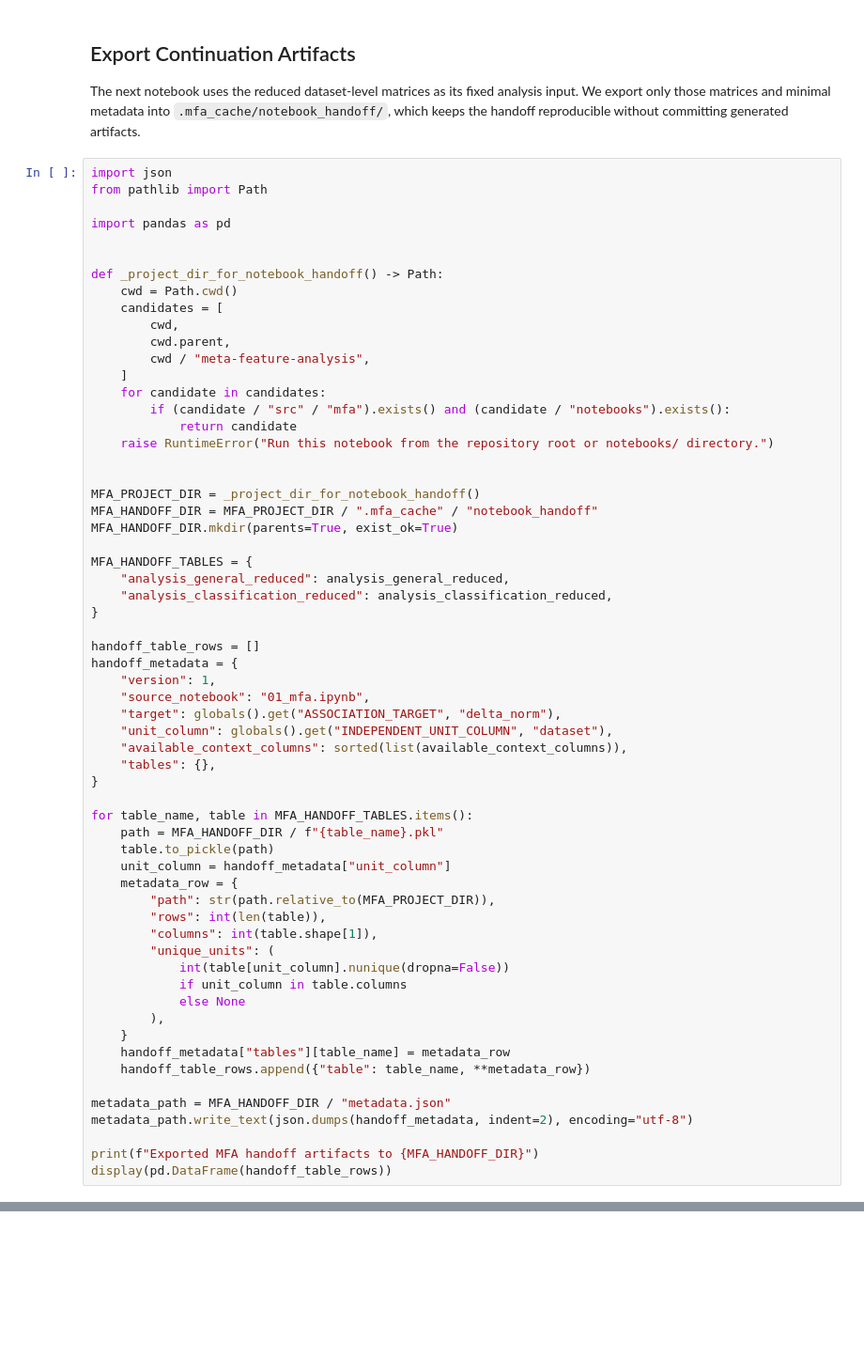
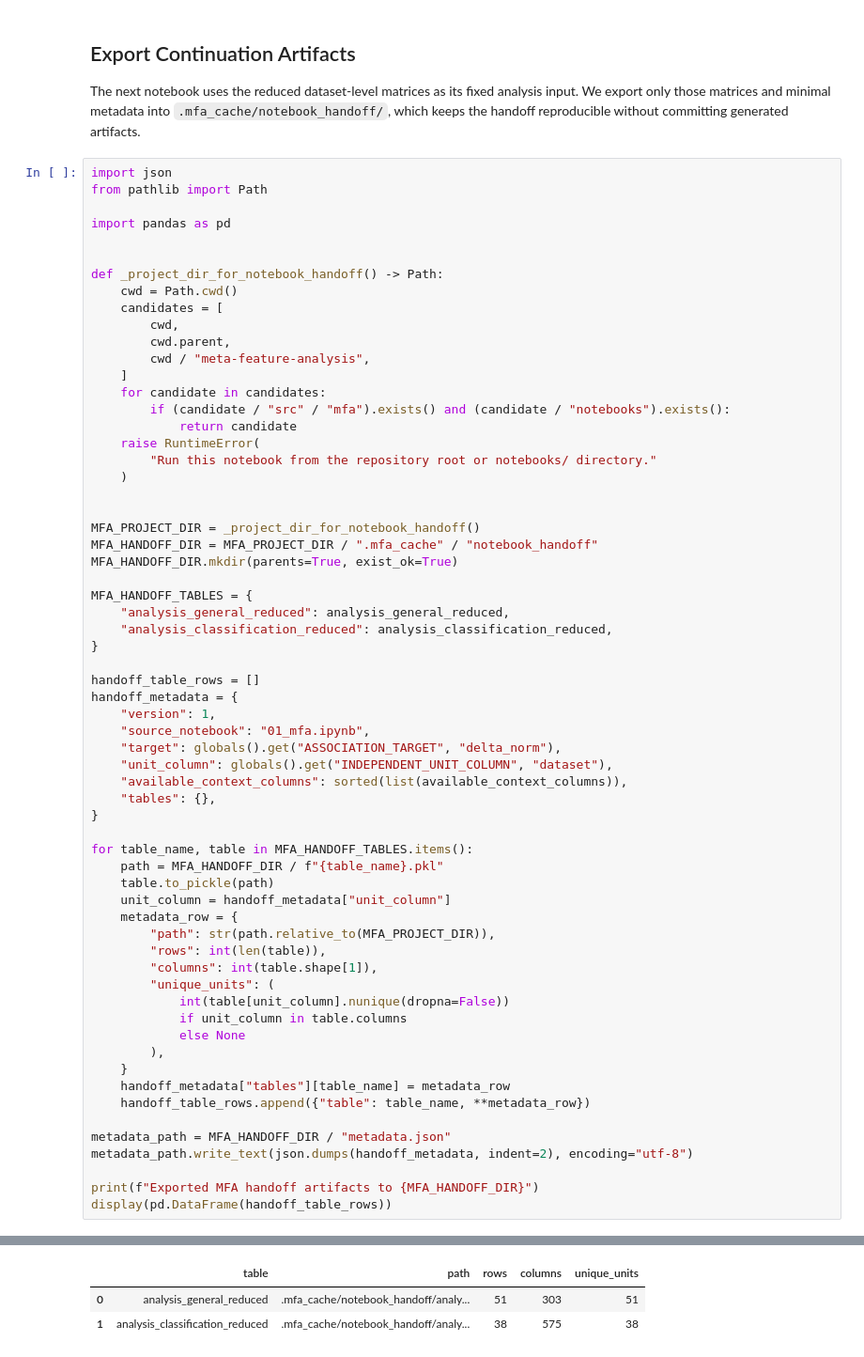
Before and after one commit to m-herre/meta-feature-analysis, a Jupyter notebook: notebooks/01_mfa.ipynb, the cells around one changed output, grey strips where cells are left out. Shown at 94% size. Cells and saved outputs as stored; diff of their text form; blank space fills up the shorter version.

```diff
--- a/notebooks/01_mfa.ipynb
+++ b/notebooks/01_mfa.ipynb
@@ -1677,7 +1677,9 @@ def _project_dir_for_notebook_handoff() -> Path:
     for candidate in candidates:
         if (candidate / "src" / "mfa").exists() and (candidate / "notebooks").exists():
             return candidate
-    raise RuntimeError("Run this notebook from the repository root or notebooks/ directory.")
+    raise RuntimeError(
+        "Run this notebook from the repository root or notebooks/ directory."
+    )
 
 
 MFA_PROJECT_DIR = _project_dir_for_notebook_handoff()
@@ -1721,3 +1723,4 @@ metadata_path.write_text(json.dumps(handoff_metadata, indent=2), encoding="utf-8
 
 print(f"Exported MFA handoff artifacts to {MFA_HANDOFF_DIR}")
 display(pd.DataFrame(handoff_table_rows))
+# %% [output]
@@ -1723,0 +1728,3 @@ display(pd.DataFrame(handoff_table_rows))
+|  | table | path | rows | columns | unique_units |
+| 0 | analysis_general_reduced | .mfa_cache/notebook_handoff/analy... | 51 | 303 | 51 |
+| 1 | analysis_classification_reduced | .mfa_cache/notebook_handoff/analy... | 38 | 575 | 38 |
```
Also changed, not shown: parts of 2 cells of this notebook, 1 other file.
